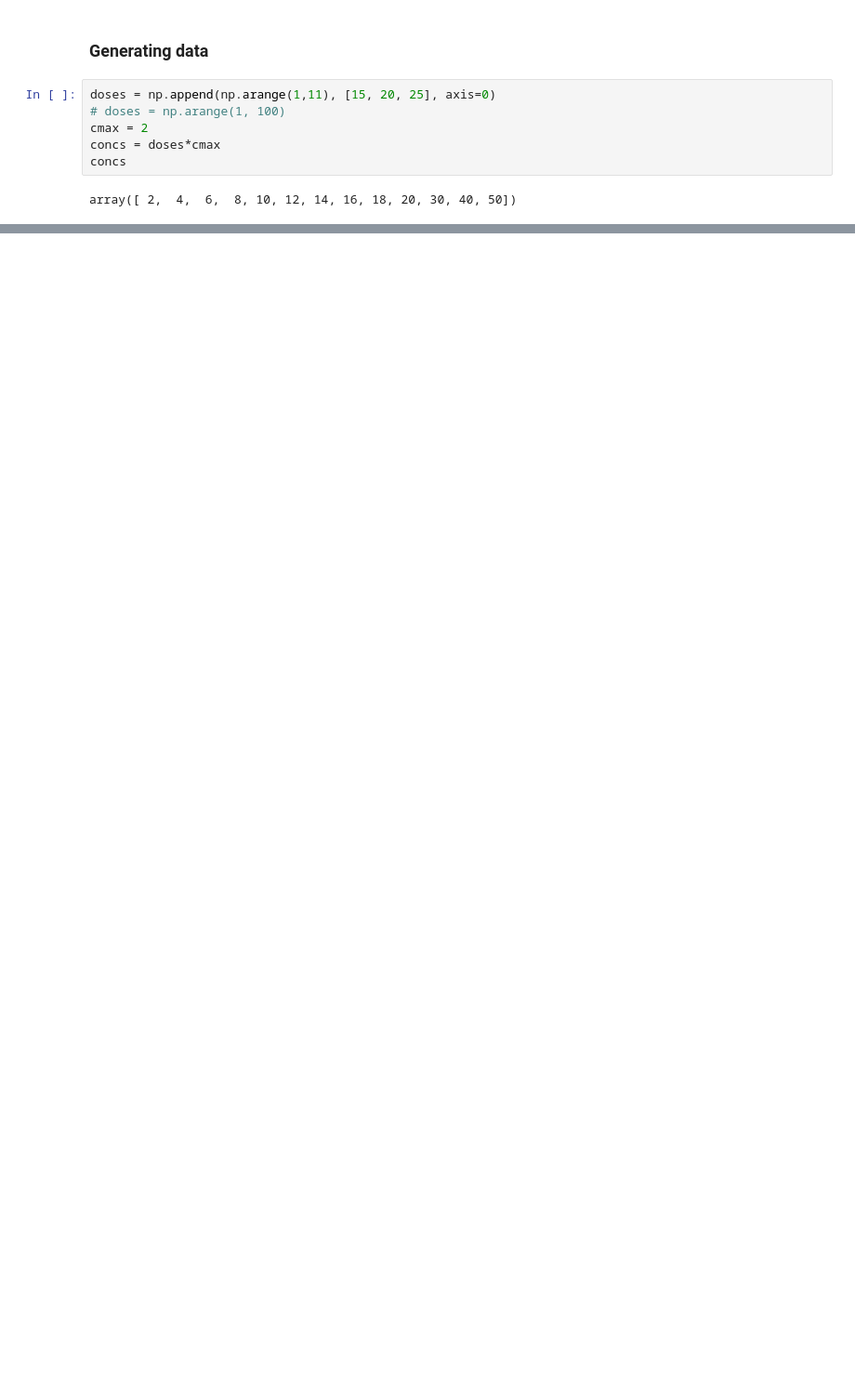
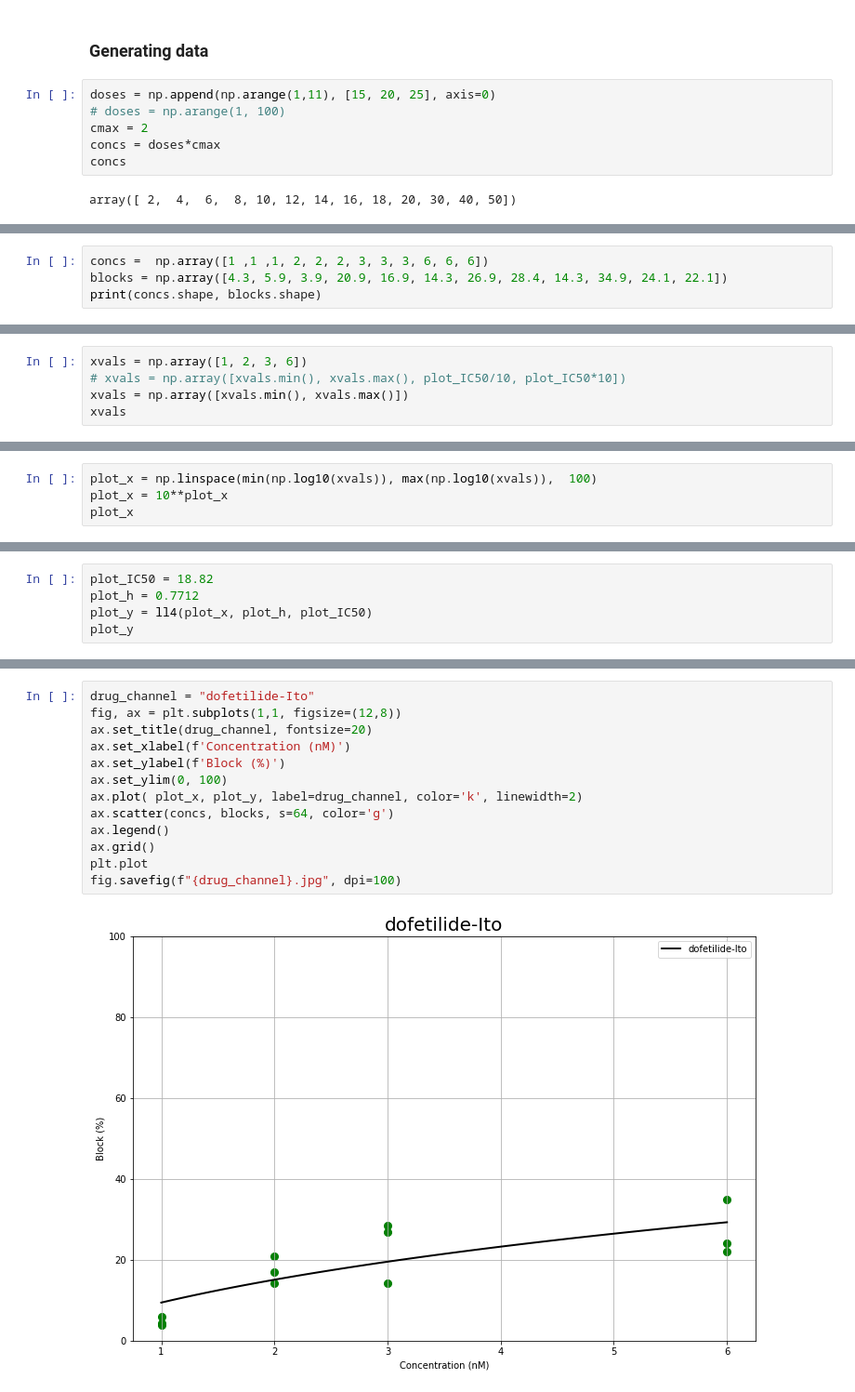
Before and after one commit to jksong1212/Electrophysiology-CiPA, a Jupyter notebook: Examples/Dose_response_curve/dose_response_curve_test.ipynb, the cells around one changed output, grey strips where cells are left out. Shown at 93% size. Cells and saved outputs as stored; diff of their text form; blank space fills up the shorter version.

```diff
--- a/Examples/Dose_response_curve/dose_response_curve_test.ipynb
+++ b/Examples/Dose_response_curve/dose_response_curve_test.ipynb
@@ -150,0 +145,4 @@ for fit in fitData:
+# %%
+concs =  np.array([1 ,1 ,1, 2, 2, 2, 3, 3, 3, 6, 6, 6])
+blocks = np.array([4.3, 5.9, 3.9, 20.9, 16.9, 14.3, 26.9, 28.4, 14.3, 34.9, 24.1, 22.1])
+print(concs.shape, blocks.shape)
@@ -150,0 +151,5 @@ for fit in fitData:
+# %%
+xvals = np.array([1, 2, 3, 6])
+# xvals = np.array([xvals.min(), xvals.max(), plot_IC50/10, plot_IC50*10])
+xvals = np.array([xvals.min(), xvals.max()])
+xvals
@@ -150,0 +158,4 @@ for fit in fitData:
+# %%
+plot_x = np.linspace(min(np.log10(xvals)), max(np.log10(xvals)),  100)
+plot_x = 10**plot_x
+plot_x
@@ -150,0 +183,5 @@ for fit in fitData:
+# %%
+plot_IC50 = 18.82
+plot_h = 0.7712
+plot_y = ll4(plot_x, plot_h, plot_IC50)
+plot_y
@@ -150,0 +209,15 @@ for fit in fitData:
+# %%
+drug_channel = "dofetilide-Ito"
+fig, ax = plt.subplots(1,1, figsize=(12,8))
+ax.set_title(drug_channel, fontsize=20)
+ax.set_xlabel(f'Concentration (nM)')
+ax.set_ylabel(f'Block (%)')
+ax.set_ylim(0, 100)
+ax.plot( plot_x, plot_y, label=drug_channel, color='k', linewidth=2)
+ax.scatter(concs, blocks, s=64, color='g')
+ax.legend()
+ax.grid()
+plt.plot
+fig.savefig(f"{drug_channel}.jpg", dpi=100)
+# %% [output]
+[figure, added]
```
Also changed, not shown: parts of 17 cells of this notebook, 2 other files.
